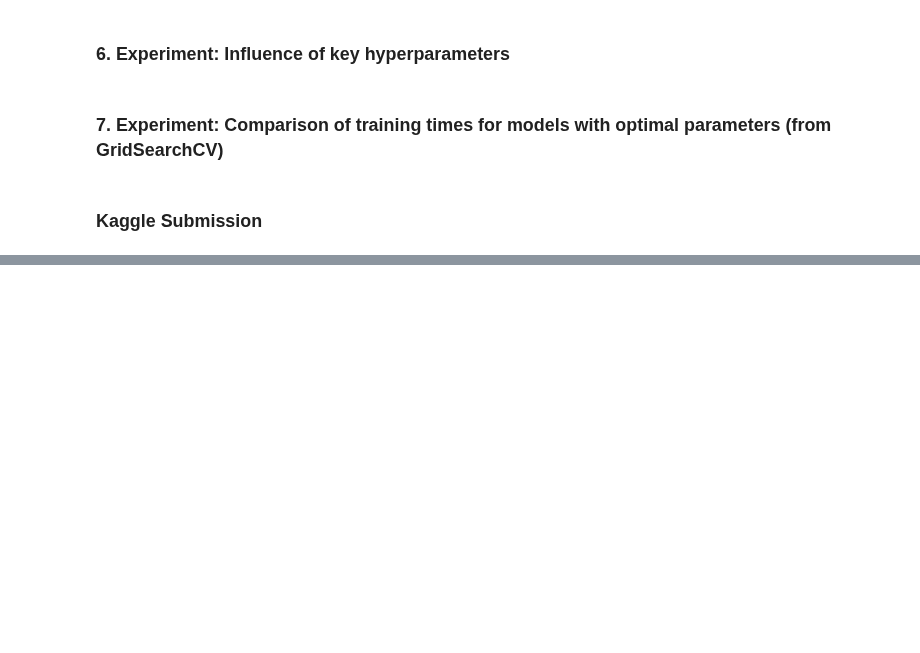
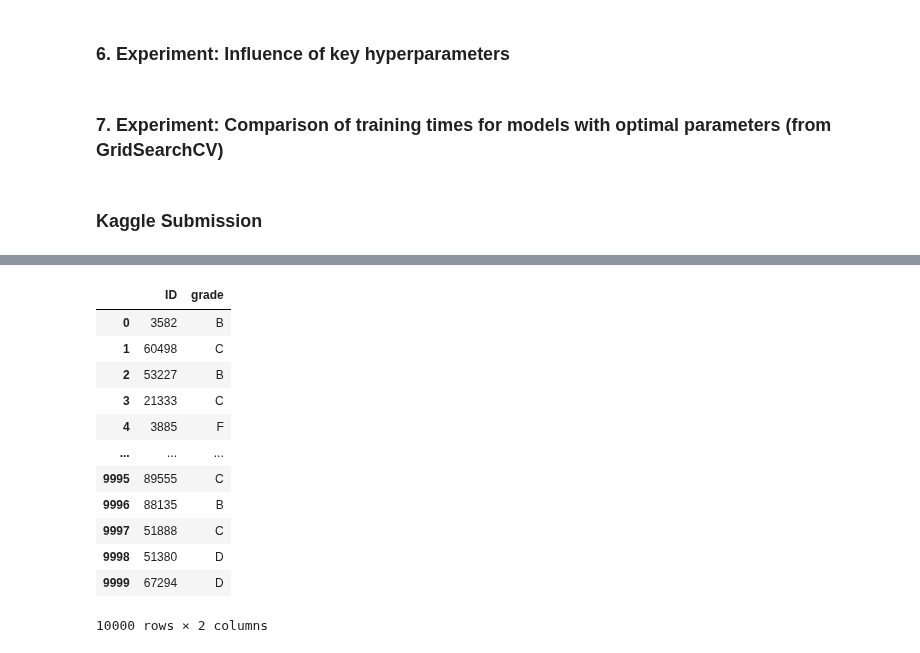
Before and after one commit to lebe1/MachineLearningCourse, a Jupyter notebook: Exercise1/loan.ipynb, the cells around one changed output, grey strips where cells are left out. Saved outputs shown, nothing was run; the diff lists cells and outputs as text; code cells hidden in the pictures; blank space fills up the shorter version.

```diff
--- a/Exercise1/loan.ipynb
+++ b/Exercise1/loan.ipynb
@@ -709,9 +919,9 @@ X_test_kaggle = X_test.loc[:, ~X_test.columns.str.startswith("addr_state")]
 rf_model_kaggle = RandomForestClassifier(
     n_estimators=750,
     min_samples_split=2,
-    max_features=0.5,
+    max_features=0.7,
     max_depth=20,
-    class_weight=None,
+    class_weight="balanced",
     bootstrap=False,
     random_state=42)
 rf_model_kaggle.fit(X_train, y_train)
@@ -724,0 +969,9 @@ print(f"F1 score: {f1:.2f}")
+# %%
+import xgboost as xgb
+
+import re
+
+regex = re.compile(r"\[|\]|<", re.IGNORECASE)
+
+X_train.columns = [regex.sub("_", col) if any(x in str(col) for x in set(('[', ']', '<'))) else col for col in X_train.columns.values]
+X_test.columns = [regex.sub("_", col) if any(x in str(col) for x in set(('[', ']', '<'))) else col for col in X_test.columns.values]
@@ -725,21 +1062,17 @@ print(f"F1 score: {f1:.2f}")
 # %%
-data_index = df_final_test["ID"]
-
-# set ID column as index
-df_final_test.set_index("ID", inplace=True)
-
 # encode columns with dtype object/string as dummy variables
-#final_test_encoded = pd.get_dummies(df_final_test, drop_first=True)
-
 categorical_data = df_final_test.select_dtypes(include=["object"])
 
-final_test_categorical_encoded = oh_encoder.transform(categorical_data)
-final_test_categorical_encoded = pd.DataFrame(final_test_categorical_encoded)
-final_test_categorical_encoded["ID"] = data_index
-final_test_categorical_encoded.set_index("ID", inplace=True)
+# instantiate OneHotEncoder
+categorical_data_encoded = oh_encoder.transform(categorical_data)
 
-test_numerical_data = df_final_test.select_dtypes(include=["number"])
+# prepare for merging
+encoded_col_names = oh_encoder.get_feature_names_out(categorical_data.columns)
+categorical_data_encoded = pd.DataFrame(categorical_data_encoded, columns=encoded_col_names)
+categorical_data_encoded["ID"] = final_test_index
+categorical_data_encoded.set_index("ID", inplace=True)
 
-test_data_encoded = pd.concat([test_numerical_data, final_test_categorical_encoded], axis=1)
+numerical_data = df_final_test.select_dtypes(include=["number"])
 
-test_data_encoded = test_data_encoded.rename(str,axis="columns")
+# # combine dummy-encoded variables again with numerical variables
+df_final_test_encoded = pd.concat([numerical_data, categorical_data_encoded], axis=1)
@@ -747,0 +1082,3 @@ y_pred_kaggle = rf_model_kaggle.predict(test_data_encoded)
+# %%
+# predictions for xgboost
+y_pred_kaggle = xgb_model.predict(pd.DataFrame(standard_scaler.transform(df_final_test_encoded), columns=standard_scaler.feature_names_in_))
@@ -750,8 +1093,20 @@ label_encoder.classes_
 # %%
-data_index_final = df_final_test["ID"]
-
-output_file = pd.DataFrame({"ID": data_index_final, "grade": y_pred_kaggle})
+output_file = pd.DataFrame({"ID": final_test_index, "grade": y_pred_kaggle})
 output_file["grade"] = output_file["grade"].replace({0: "A", 1: "B", 2: "C", 3: "D", 4: "E", 5: "F", 6: "G"})
 output_file
+# %% [output]
+|  | ID | grade |
+| 0 | 3582 | B |
+| 1 | 60498 | C |
+| 2 | 53227 | B |
+| 3 | 21333 | C |
+| 4 | 3885 | F |
+| ... | ... | ... |
+| 9995 | 89555 | C |
+| 9996 | 88135 | B |
+| 9997 | 51888 | C |
+| 9998 | 51380 | D |
+| 9999 | 67294 | D |
+10000 rows × 2 columns
 # %%
 output_file.to_csv("loan_test.csv", index=False)
```
Also changed, not shown: parts of 41 cells of this notebook.
